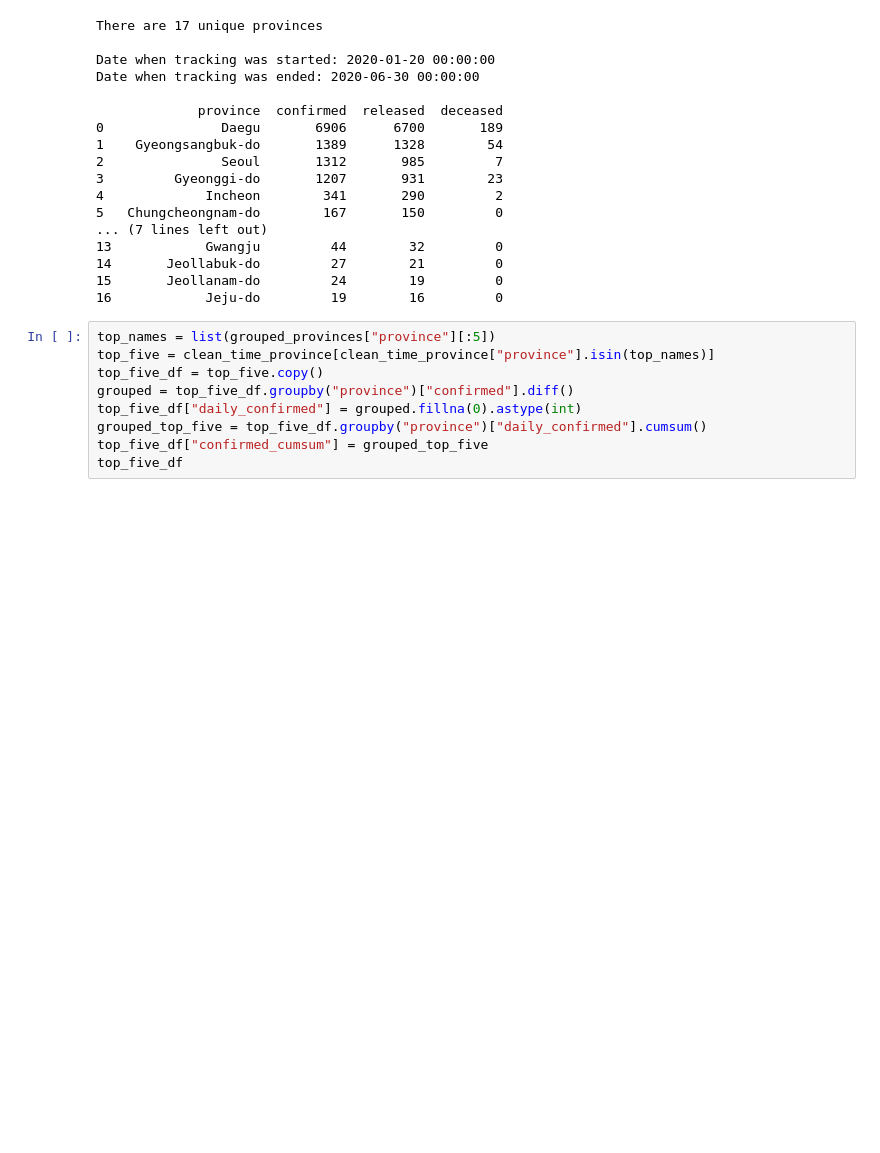
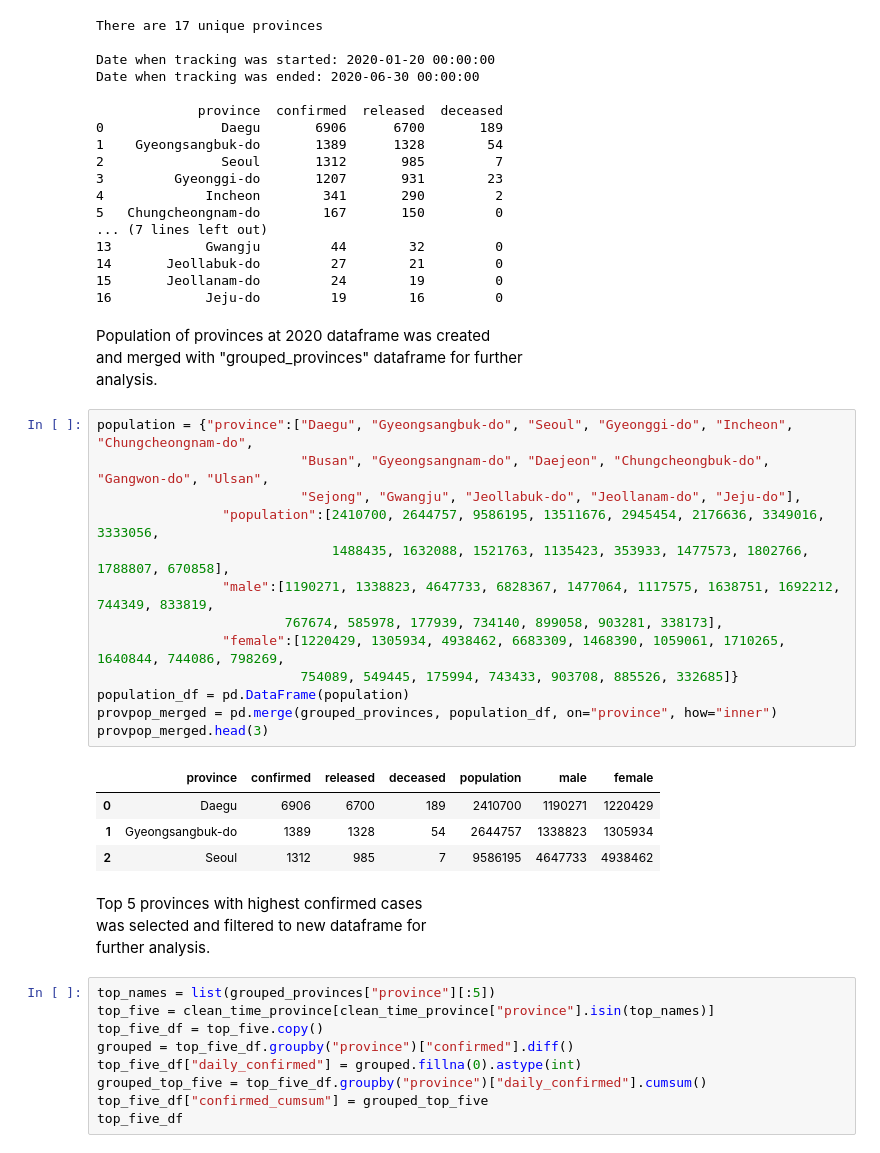
Before and after one commit to ShariYo/Modul1_Sprint4, a Jupyter notebook: project/main.ipynb, the cells around one changed output. Saved outputs shown, nothing was run; the diff lists cells and outputs as text; blank space fills up the shorter version.

```diff
--- a/project/main.ipynb
+++ b/project/main.ipynb
@@ -308,6 +308,32 @@ Date when tracking was ended: 2020-06-30 00:00:00
 14       Jeollabuk-do         27        21         0
 15       Jeollanam-do         24        19         0
 16            Jeju-do         19        16         0
+# %% [markdown]
+Population of provinces at 2020 dataframe was created
+and merged with "grouped_provinces" dataframe for further
+analysis.
+# %%
+population = {"province":["Daegu", "Gyeongsangbuk-do", "Seoul", "Gyeonggi-do", "Incheon", "Chungcheongnam-do",
+                          "Busan", "Gyeongsangnam-do", "Daejeon", "Chungcheongbuk-do", "Gangwon-do", "Ulsan",
+                          "Sejong", "Gwangju", "Jeollabuk-do", "Jeollanam-do", "Jeju-do"],
+                "population":[2410700, 2644757, 9586195, 13511676, 2945454, 2176636, 3349016, 3333056,
+                              1488435, 1632088, 1521763, 1135423, 353933, 1477573, 1802766, 1788807, 670858],
+                "male":[1190271, 1338823, 4647733, 6828367, 1477064, 1117575, 1638751, 1692212, 744349, 833819,
+                        767674, 585978, 177939, 734140, 899058, 903281, 338173],
+                "female":[1220429, 1305934, 4938462, 6683309, 1468390, 1059061, 1710265, 1640844, 744086, 798269,
+                          754089, 549445, 175994, 743433, 903708, 885526, 332685]}
+population_df = pd.DataFrame(population)
+provpop_merged = pd.merge(grouped_provinces, population_df, on="province", how="inner")
+provpop_merged.head(3)
+# %% [output]
+|  | province | confirmed | released | deceased | population | male | female |
+| 0 | Daegu | 6906 | 6700 | 189 | 2410700 | 1190271 | 1220429 |
+| 1 | Gyeongsangbuk-do | 1389 | 1328 | 54 | 2644757 | 1338823 | 1305934 |
+| 2 | Seoul | 1312 | 985 | 7 | 9586195 | 4647733 | 4938462 |
+# %% [markdown]
+Top 5 provinces with highest confirmed cases
+was selected and filtered to new dataframe for
+further analysis.
 # %%
 top_names = list(grouped_provinces["province"][:5])
 top_five = clean_time_province[clean_time_province["province"].isin(top_names)]
```
Also changed, not shown: parts of 2 cells of this notebook.
